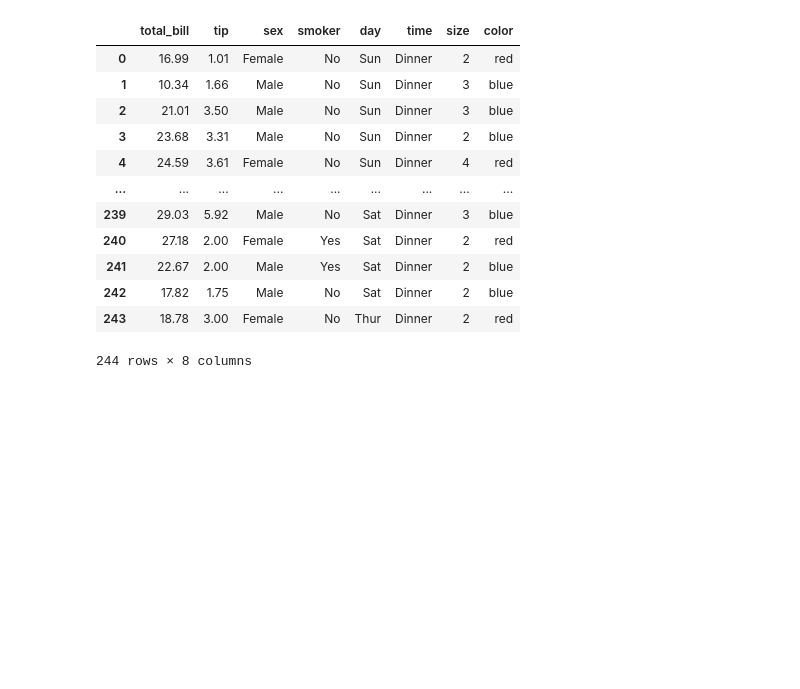
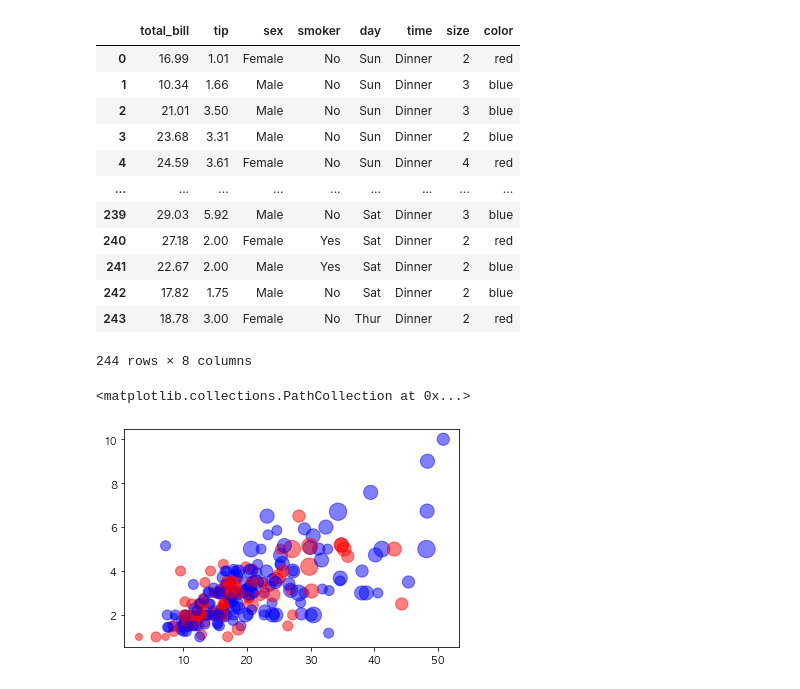
Before and after one commit to limetree-indigo/python-visualization, a Jupyter notebook: 04 데이터의 관계를 파악하거나 크기를 비교하기 위한 그래프/04-2 데이터의 관계를 표현하는 산점도.ipynb, the cells around one changed output. Saved outputs shown, nothing was run; the diff lists cells and outputs as text; code cells hidden in the pictures; blank space fills up the shorter version.

```diff
--- a/04 데이터의 관계를 파악하거나 크기를 비교하기 위한 그래프/04-2 데이터의 관계를 표현하는 산점도.ipynb
+++ b/04 데이터의 관계를 파악하거나 크기를 비교하기 위한 그래프/04-2 데이터의 관계를 표현하는 산점도.ipynb
@@ -163,3 +163,8 @@ tips
 | 242 | 17.82 | 1.75 | Male | No | Sat | Dinner | 2 | blue |
 | 243 | 18.78 | 3.00 | Female | No | Thur | Dinner | 2 | red |
 244 rows × 8 columns
+# %%
+plt.scatter(tips['total_bill'], tips['tip'], s=tips['size']*50,alpha=0.5, c=tips['color'])
+# %% [output]
+<matplotlib.collections.PathCollection at 0x...>
+[figure, added]
```
Also changed, not shown: 1 other file.
